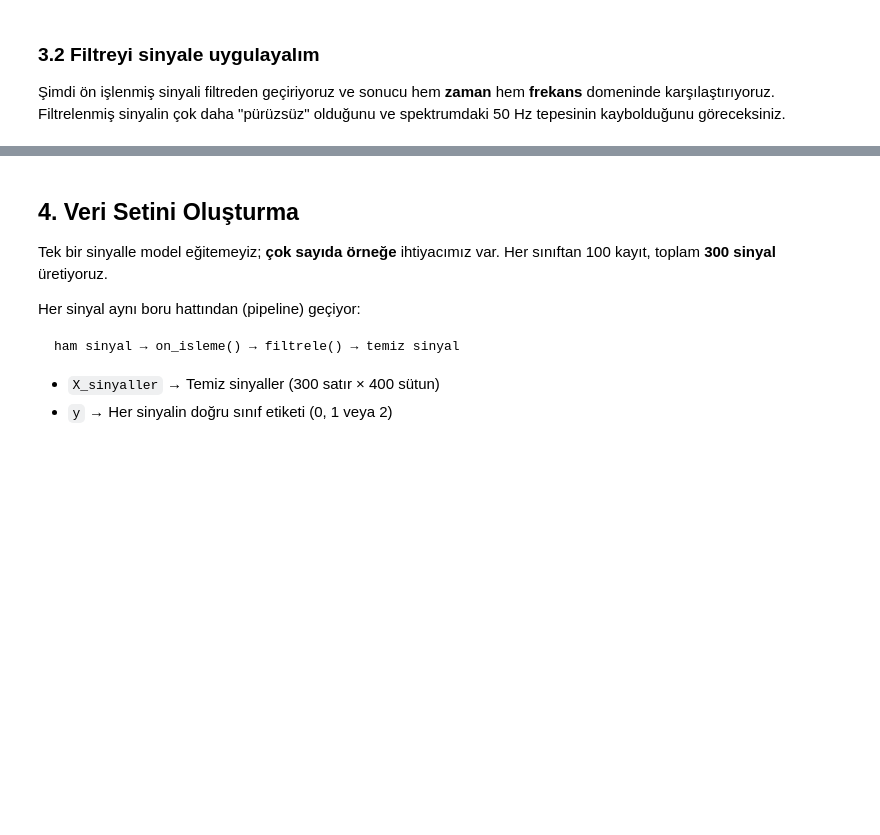
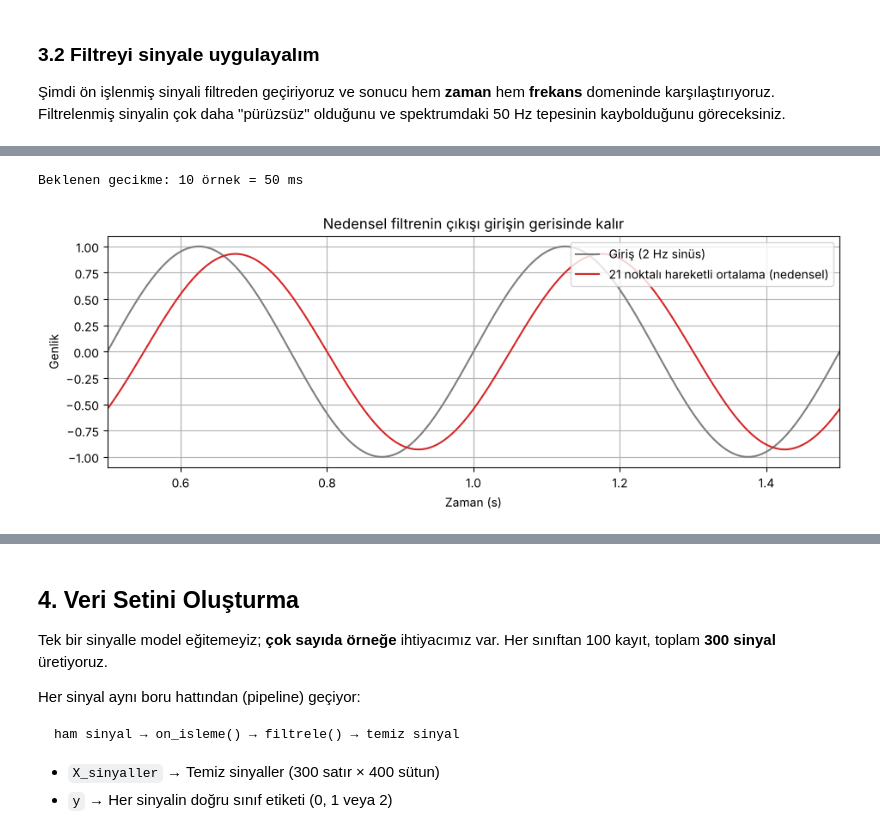
Before and after one commit to Hll-ibrahim/DigitalSignalProcessing_Application, a Jupyter notebook: DSP_Sinyal_Siniflandirma.ipynb, the cells around one changed output, grey strips where cells are left out. Saved outputs shown, nothing was run; the diff lists cells and outputs as text; code cells hidden in the pictures; blank space fills up the shorter version.

```diff
--- a/DSP_Sinyal_Siniflandirma.ipynb
+++ b/DSP_Sinyal_Siniflandirma.ipynb
@@ -257,0 +401,22 @@ plt.show()
+# %%
+# 2 Hz'lik temiz bir sinüs (gürültüsüz, sadece gecikmeyi görmek için)
+test_sinyali = np.sin(2*np.pi*2*t)
+
+# Nedensel hareketli ortalama: her çıkış = şimdiki + önceki 20 değerin ortalaması
+M = 21
+hareketli_ort = signal.lfilter(np.ones(M)/M, 1, test_sinyali)
+
+beklenen_gecikme = (M - 1) / 2   # örnek cinsinden
+print(f"Beklenen gecikme: {beklenen_gecikme:.0f} örnek = {beklenen_gecikme/fs*1000:.0f} ms")
+
+plt.plot(t, test_sinyali, color="tab:gray", label="Giriş (2 Hz sinüs)")
+plt.plot(t, hareketli_ort, color="tab:red", label=f"{M} noktalı hareketli ortalama (nedensel)")
+plt.xlim(0.5, 1.5)
+plt.title("Nedensel filtrenin çıkışı girişin gerisinde kalır")
+plt.xlabel("Zaman (s)")
+plt.ylabel("Genlik")
+plt.legend(loc="upper right")
+plt.show()
+# %% [output]
+Beklenen gecikme: 10 örnek = 50 ms
+[figure, added]
```
Also changed, not shown: parts of 30 cells of this notebook.
